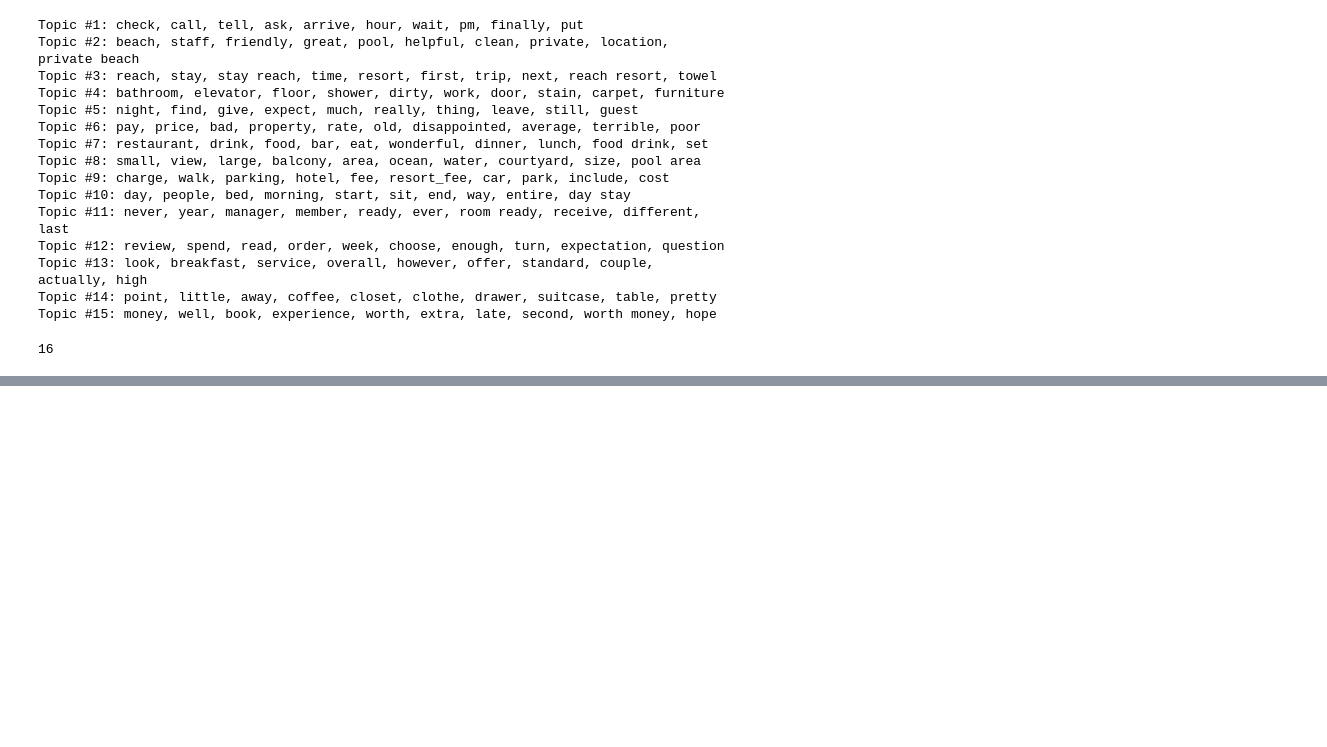
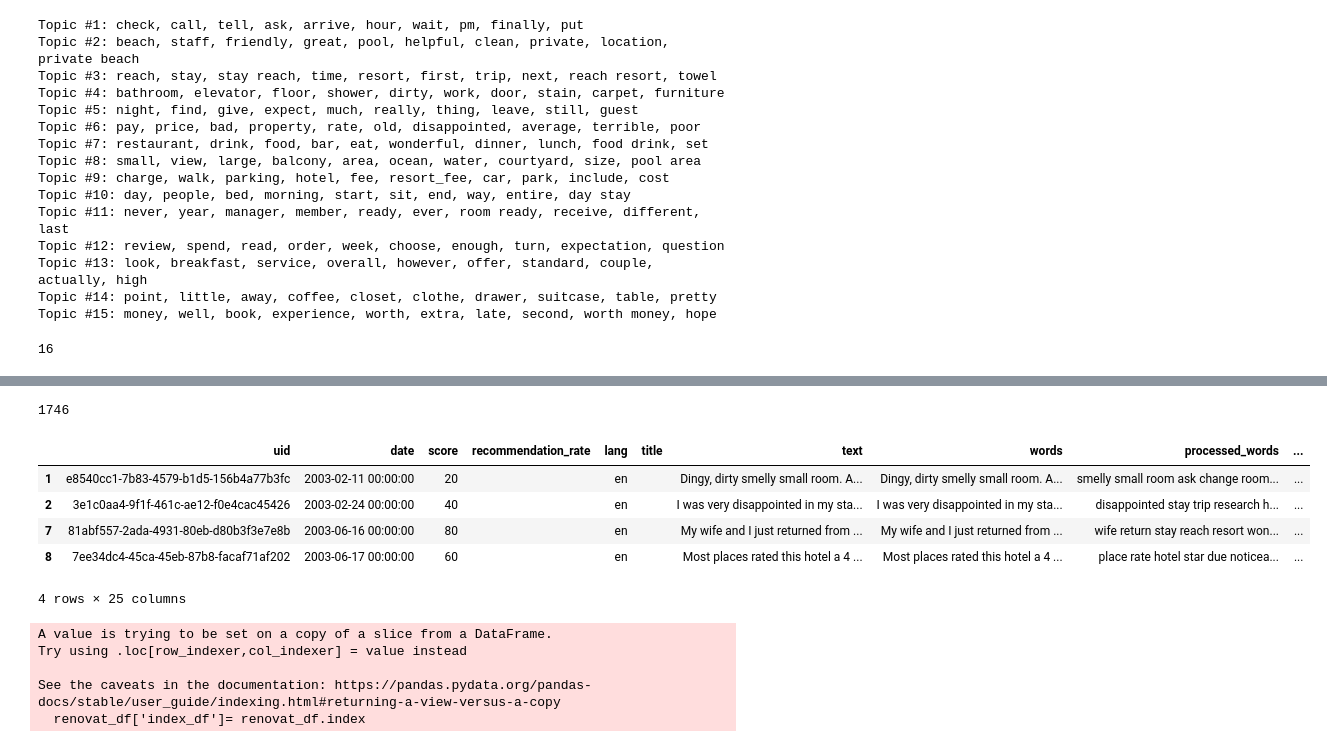
Before and after one commit to siebeniris/CPD, a Jupyter notebook: topic_modeling/corex_model.ipynb, the cells around one changed output, grey strips where cells are left out. Drawn from its saved outputs; the diff is of its cells as text; code cells hidden in the pictures; blank space fills up the shorter version.

```diff
--- a/topic_modeling/corex_model.ipynb
+++ b/topic_modeling/corex_model.ipynb
@@ -123,8 +113,8 @@ anchors=[
 ]
 anchors = list(filter(lambda x: len(x)>0, anchors))
 # %%
-anchors.append(["decoration", "renovation", "repair", "restore", "overhaul", "restoration", "renewal",
-                "rehabilitation", "revamping", "reimagine", "refurbishment", "doing up", "mordenization",
+anchors.append(["redecoration", "renovation", "repair", "restore", "restoration", "renewal",
+                "rehabilitation", "revamping", "reimagine", "refurbishment",
                 "refitting", "fixing up", "reconditioning"])
 # %%
 len(anchors)
@@ -136,6 +126,6 @@ model = model.fit(
     tfidf,
     words=vocab,
     anchors=anchors, # Pass the anchors in here
-    anchor_strength=3 # Tell the model how much it should rely on the anchors
+    anchor_strength=6 # Tell the model how much it should rely on the anchors
 )
 # %% [output]
@@ -205,0 +199,2 @@ df = df.sort_values('date')
+# %%
+df = df.reset_index().drop(columns=['index'])
@@ -205,0 +260,21 @@ df = df.sort_values('date')
+# %%
+len(renovat_df)
+# %% [output]
+1746
+# %%
+renovat_df.head(4)
+# %% [output]
+|  | uid | date | score | recommendation_rate | lang | title | text | words | processed_words | ... |
+| 1 | e8540cc1-7b83-4579-b1d5-156b4a77b3fc | 2003-02-11 00:00:00 | 20 |  | en |  | Dingy, dirty smelly small room. A... | Dingy, dirty smelly small room. A... | smelly small room ask change room... | ... |
+| 2 | 3e1c0aa4-9f1f-461c-ae12-f0e4cac45426 | 2003-02-24 00:00:00 | 40 |  | en |  | I was very disappointed in my sta... | I was very disappointed in my sta... | disappointed stay trip research h... | ... |
+| 7 | 81abf557-2ada-4931-80eb-d80b3f3e7e8b | 2003-06-16 00:00:00 | 80 |  | en |  | My wife and I just returned from ... | My wife and I just returned from ... | wife return stay reach resort won... | ... |
+| 8 | 7ee34dc4-45ca-45eb-87b8-facaf71af202 | 2003-06-17 00:00:00 | 60 |  | en |  | Most places rated this hotel a 4 ... | Most places rated this hotel a 4 ... | place rate hotel star due noticea... | ... |
+4 rows × 25 columns
+# %%
+renovat_df['index_df']= renovat_df.index
+# %% [output]
+A value is trying to be set on a copy of a slice from a DataFrame.
+Try using .loc[row_indexer,col_indexer] = value instead
+
+See the caveats in the documentation: https://pandas.pydata.org/pandas-docs/stable/user_guide/indexing.html#returning-a-view-versus-a-copy
+  renovat_df['index_df']= renovat_df.index
```
Also changed, not shown: parts of 34 cells of this notebook, 5 other files.
